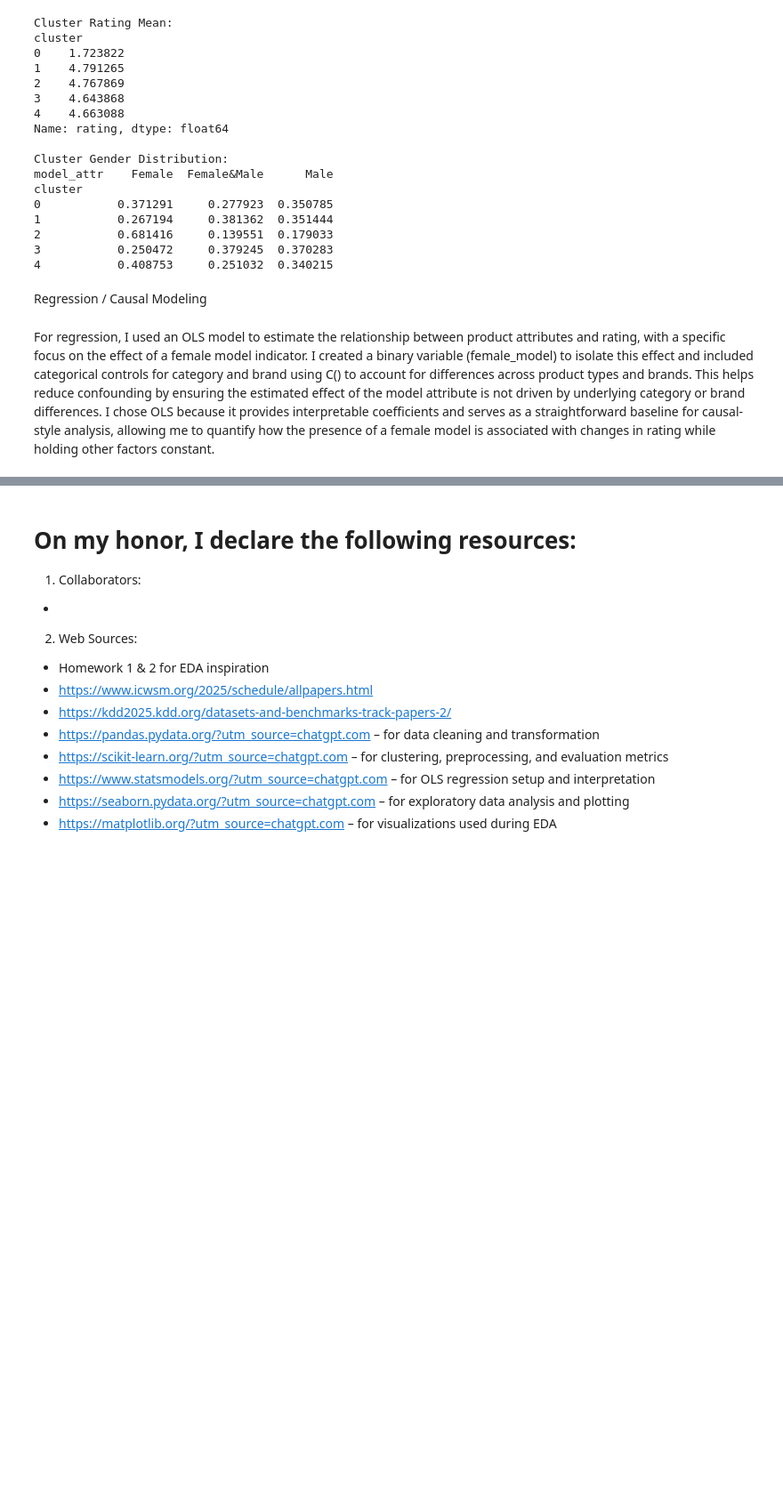
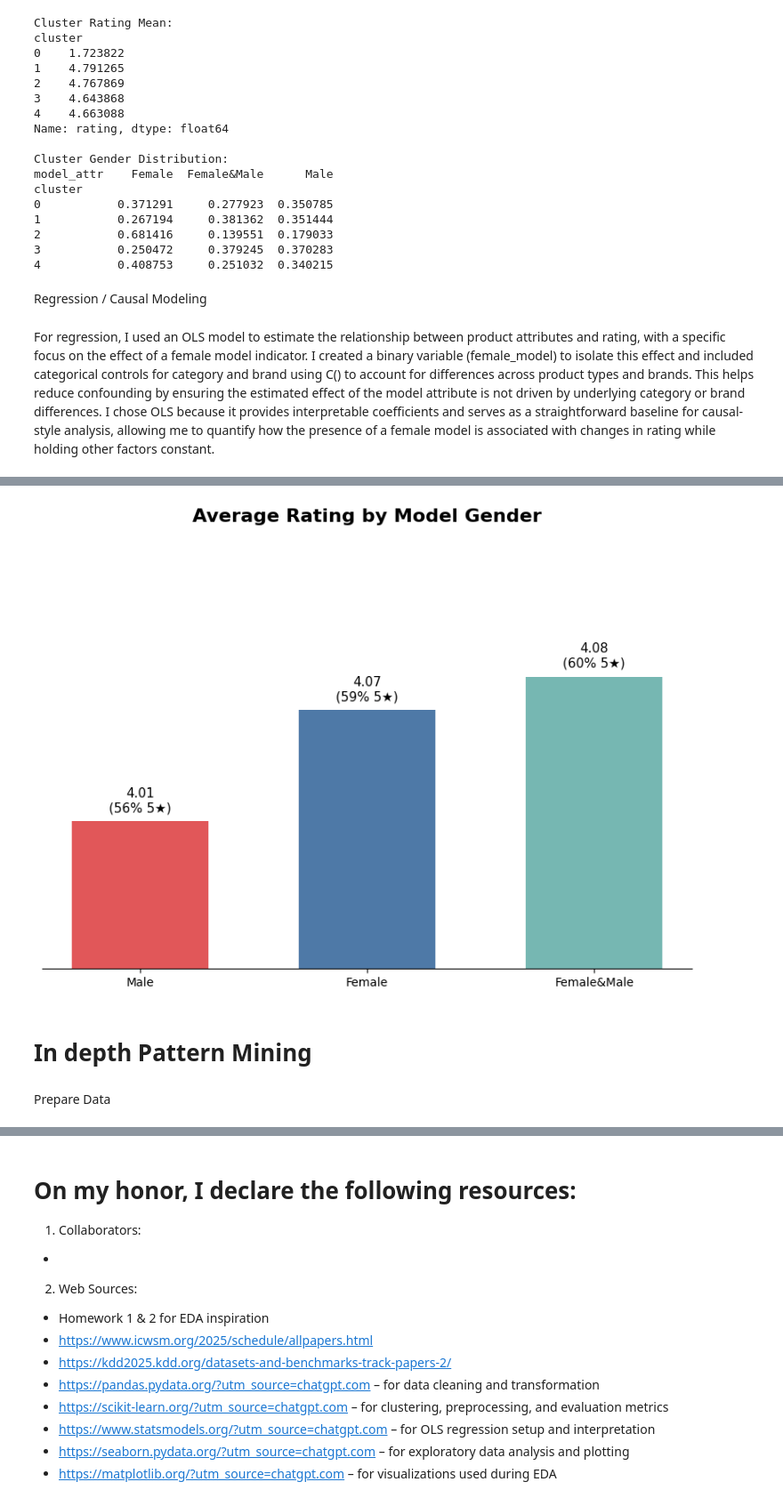
Before and after one commit to lejonathan24/CSCE676-Project, a Jupyter notebook: 129002924_Project.ipynb, the cells around one changed output, grey strips where cells are left out. Shown at 89% size. Cells and saved outputs as stored; diff of their text form; code cells hidden in the pictures; blank space fills up the shorter version.

Commit message:
In depth analysis

```diff
--- a/129002924_Project.ipynb
+++ b/129002924_Project.ipynb
@@ -982,0 +1223,68 @@ Notes:
+# %%
+import matplotlib.pyplot as plt
+
+# Prepare data
+df = df_elec.copy()
+df = df[df["model_attr"].isin(["Male", "Female", "Female&Male"])].copy()
+
+mean_rating = (
+    df.groupby("model_attr")["rating"]
+    .mean()
+    .reindex(["Male", "Female", "Female&Male"])
+)
+
+five_star_rate = (
+    df.assign(is_5_star=(df["rating"] == 5).astype(int))
+    .groupby("model_attr")["is_5_star"]
+    .mean()
+    .reindex(["Male", "Female", "Female&Male"])
+)
+
+# Modern color palette
+colors = ["#E15759", "#4E79A7", "#76B7B2"]
+# Male = red (highlight), Female = blue, Both = teal
+
+plt.figure(figsize=(8,6))
+
+bars = plt.bar(mean_rating.index, mean_rating.values, color=colors, width=0.6)
+
+# Title
+plt.title("Average Rating by Model Gender", fontsize=16, weight='bold')
+
+# Remove clutter
+ax = plt.gca()
+ax.spines[['top','right','left']].set_visible(False)
+ax.set_yticks([])
+
+# Add value labels + 5-star rate
+for bar, rating, five_star in zip(bars, mean_rating.values, five_star_rate.values):
+    plt.text(
+        bar.get_x() + bar.get_width()/2,
+        rating + 0.005,
+        f"{rating:.2f}\n({five_star*100:.0f}% 5★)",
+        ha='center',
+        fontsize=11
+    )
+
+# Highlight annotation
+plt.annotate(
+    "Lower ratings",
+    xy=(0, mean_rating["Male"]),
+    xytext=(0, mean_rating["Male"] - 0.06),
+    arrowprops=dict(arrowstyle="->", color="#E15759"),
+    ha='center',
+    fontsize=11,
+    color="#E15759"
+)
+
+# Adjust limits for spacing
+plt.ylim(mean_rating.min() - 0.08, mean_rating.max() + 0.08)
+
+plt.tight_layout()
+plt.show()
+# %% [output]
+[figure, added]
+# %% [markdown]
+# In depth Pattern Mining
+# %% [markdown]
+Prepare Data
```
Also changed, not shown: parts of 54 cells of this notebook.
